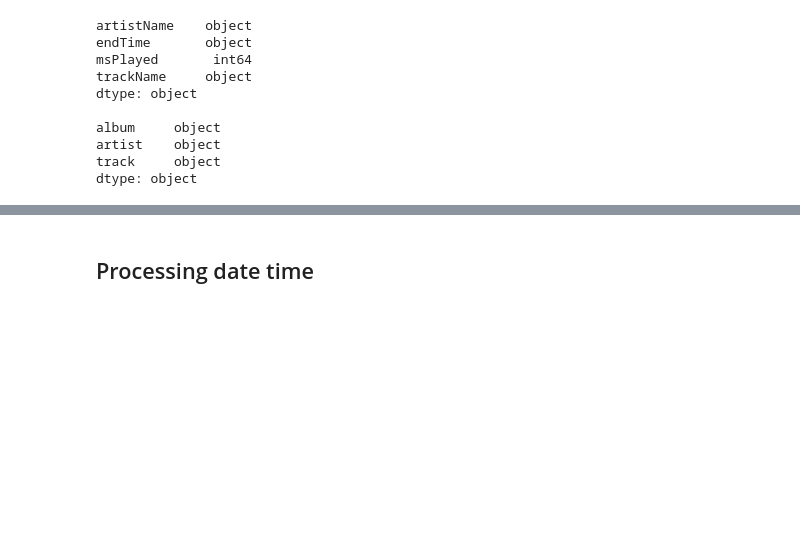
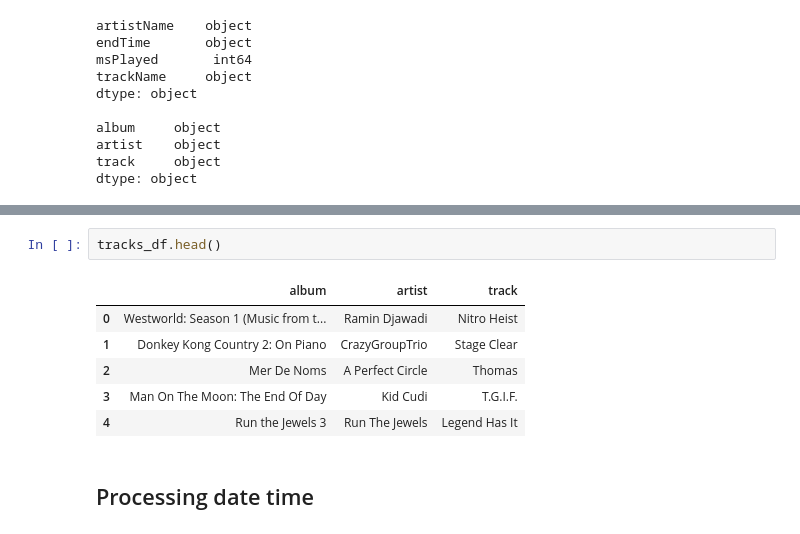
Before and after one commit to modw/spotify-data, a Jupyter notebook: spotify-eda.ipynb, the cells around one changed output, grey strips where cells are left out. Drawn from its saved outputs; the diff is of its cells as text; blank space fills up the shorter version.

```diff
--- a/spotify-eda.ipynb
+++ b/spotify-eda.ipynb
@@ -65,3 +74,12 @@ dtype: object
+# %%
+tracks_df.head()
+# %% [output]
+|  | album | artist | track |
+| 0 | Westworld: Season 1 (Music from t... | Ramin Djawadi | Nitro Heist |
+| 1 | Donkey Kong Country 2: On Piano | CrazyGroupTrio | Stage Clear |
+| 2 | Mer De Noms | A Perfect Circle | Thomas |
+| 3 | Man On The Moon: The End Of Day | Kid Cudi | T.G.I.F. |
+| 4 | Run the Jewels 3 | Run The Jewels | Legend Has It |
 # %% [markdown]
 ## Processing date time
 # %%
```
Also changed, not shown: parts of 1 cell of this notebook.
